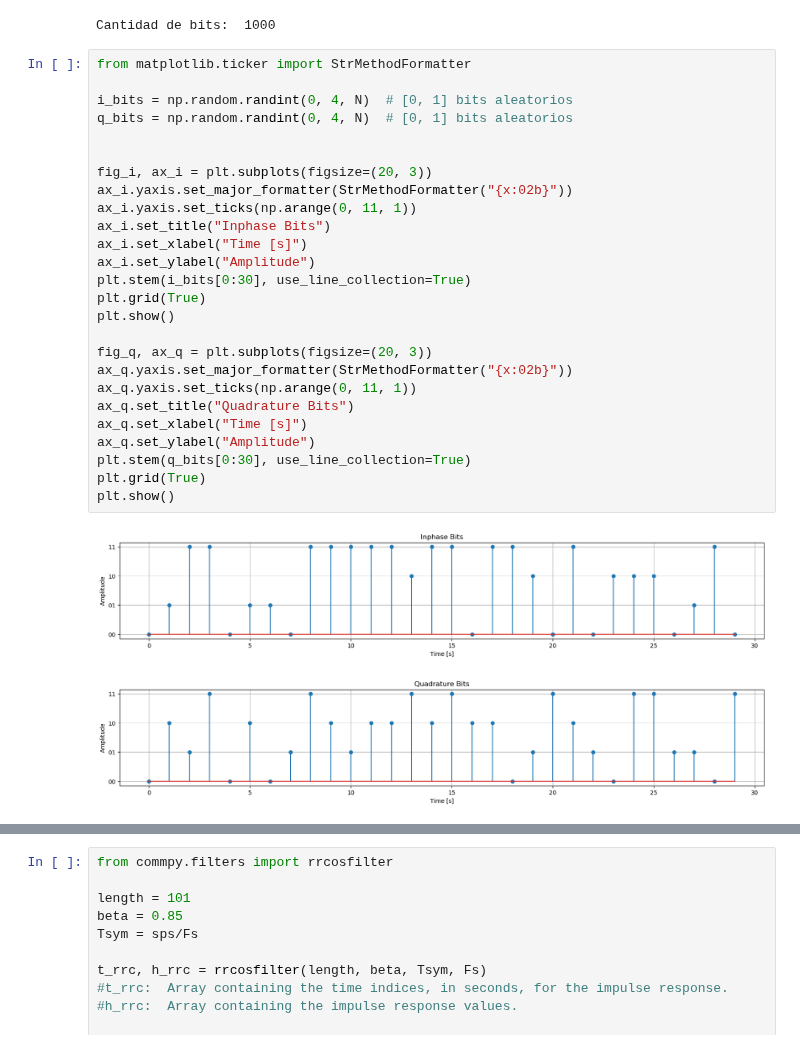
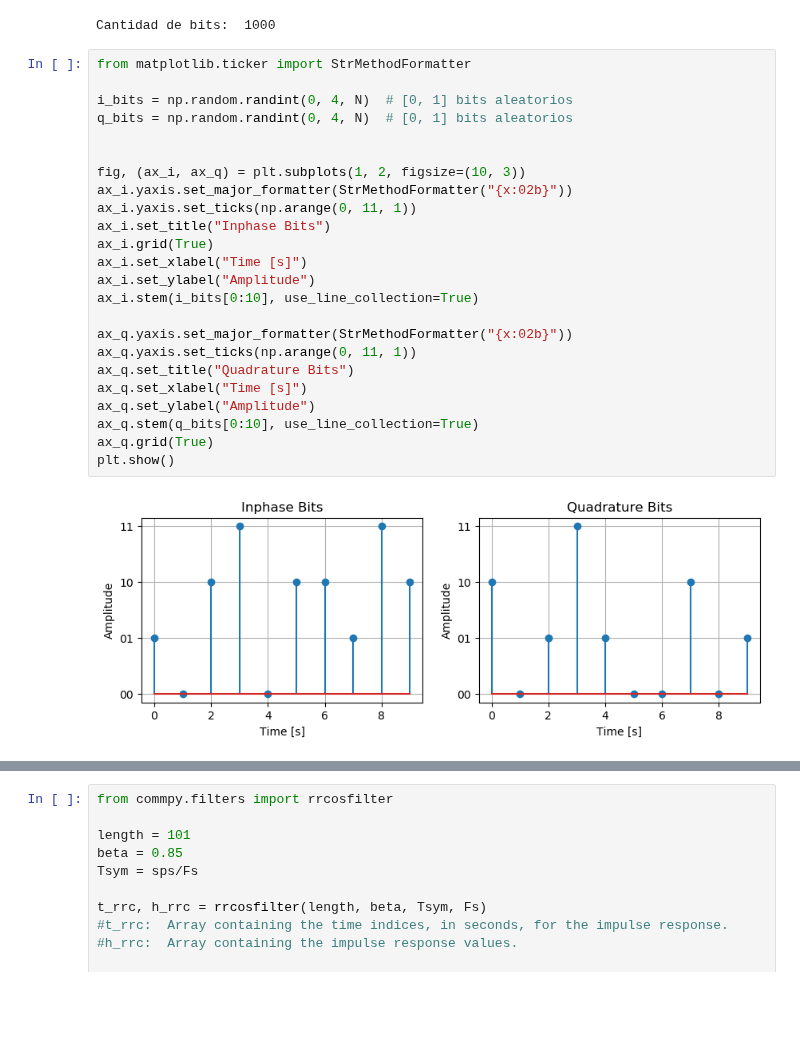
Before and after one commit to sofia-am/QPSK-8PSK-Simulation, a Jupyter notebook: notebook/sampling.ipynb, the cells around one changed output, grey strips where cells are left out. Cells and saved outputs as stored; diff of their text form; blank space fills up the shorter version.

Commit message:
style: side by side plots

```diff
--- a/notebook/sampling.ipynb
+++ b/notebook/sampling.ipynb
@@ -15,32 +15,29 @@ Cantidad de bits:  1000
 # %%
 from matplotlib.ticker import StrMethodFormatter
 
 i_bits = np.random.randint(0, 4, N)  # [0, 1] bits aleatorios
 q_bits = np.random.randint(0, 4, N)  # [0, 1] bits aleatorios
 
 
-fig_i, ax_i = plt.subplots(figsize=(20, 3))
+fig, (ax_i, ax_q) = plt.subplots(1, 2, figsize=(10, 3))
 ax_i.yaxis.set_major_formatter(StrMethodFormatter("{x:02b}"))
 ax_i.yaxis.set_ticks(np.arange(0, 11, 1))
 ax_i.set_title("Inphase Bits")
+ax_i.grid(True)
 ax_i.set_xlabel("Time [s]")
 ax_i.set_ylabel("Amplitude")
-plt.stem(i_bits[0:30], use_line_collection=True)
-plt.grid(True)
-plt.show()
+ax_i.stem(i_bits[0:10], use_line_collection=True)
 
-fig_q, ax_q = plt.subplots(figsize=(20, 3))
 ax_q.yaxis.set_major_formatter(StrMethodFormatter("{x:02b}"))
 ax_q.yaxis.set_ticks(np.arange(0, 11, 1))
 ax_q.set_title("Quadrature Bits")
 ax_q.set_xlabel("Time [s]")
 ax_q.set_ylabel("Amplitude")
-plt.stem(q_bits[0:30], use_line_collection=True)
-plt.grid(True)
+ax_q.stem(q_bits[0:10], use_line_collection=True)
+ax_q.grid(True)
 plt.show()
 # %% [output]
-[figure, old version]
+[figure, new version]
-[figure, removed]
 # %%
 
 osample_i = np.array([])
```
Also changed, not shown: parts of 2 cells of this notebook.
